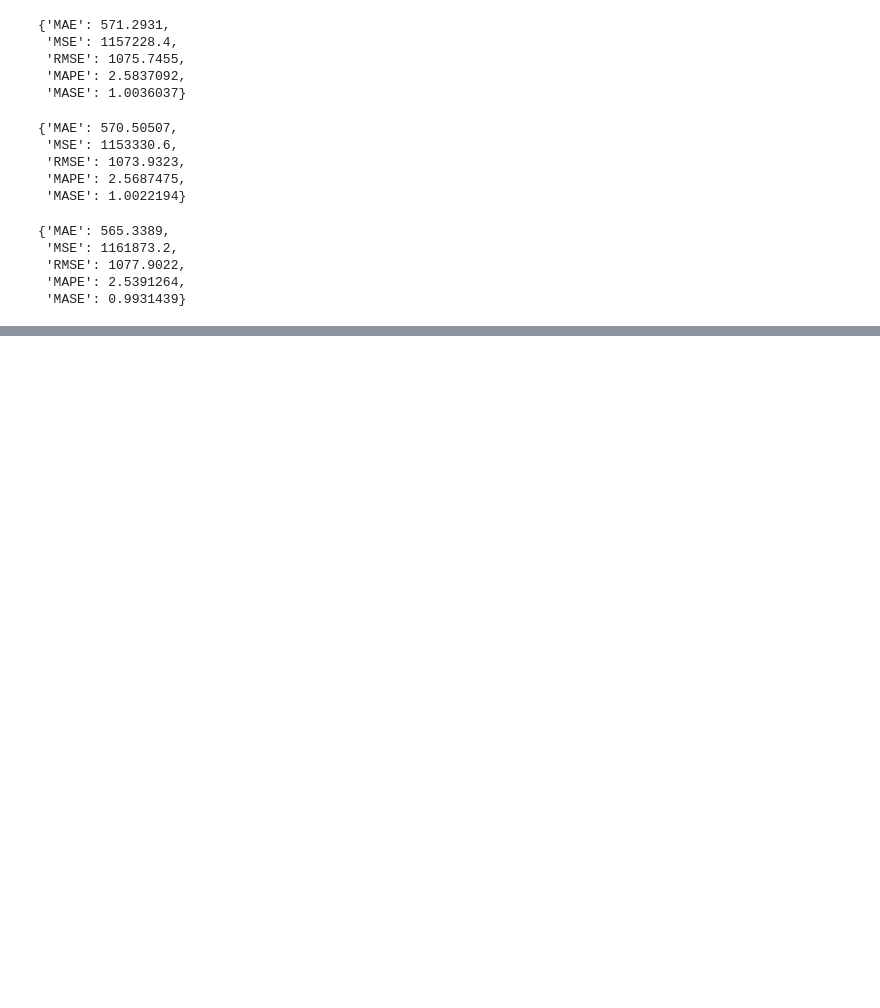
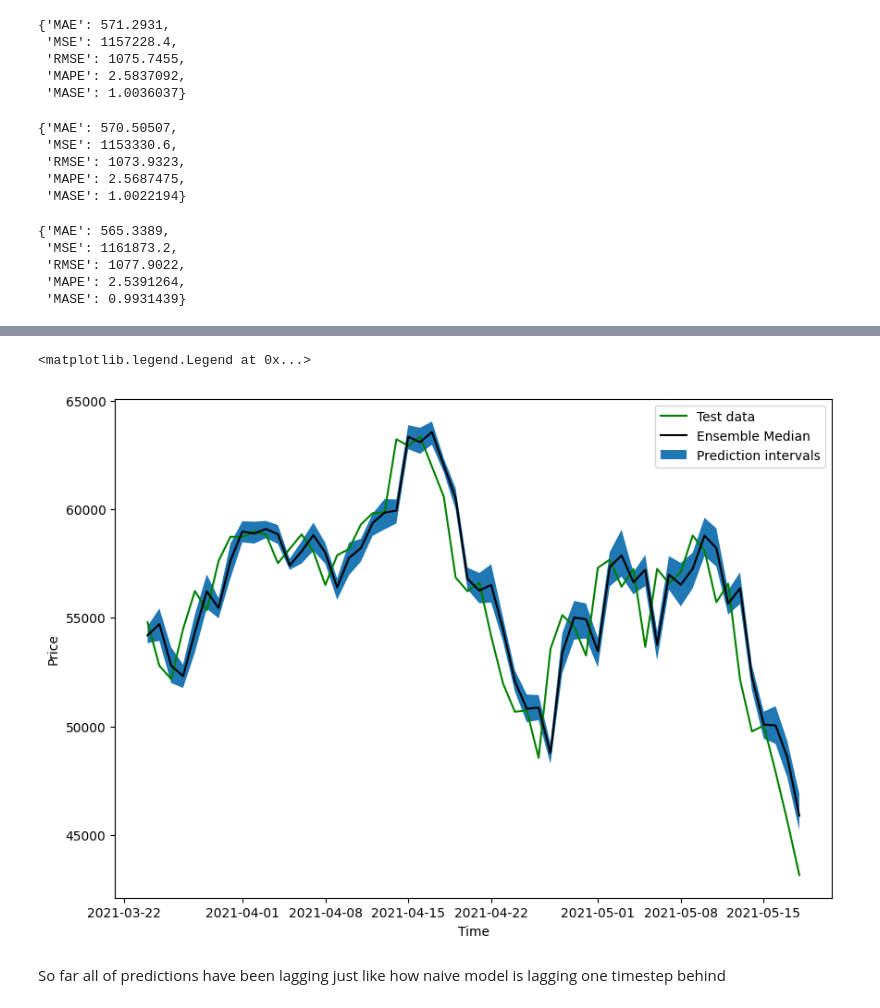
Before and after one commit to klsharma22/TensorflowCertifcationCourse, a Jupyter notebook: 10_time_series_forecasting_with_tensorflow.ipynb, the cells around one changed output, grey strips where cells are left out. Drawn from its saved outputs; the diff is of its cells as text; code cells hidden in the pictures; blank space fills up the shorter version.

Commit message:
Visualised our ensemble model predictions

```diff
--- a/10_time_series_forecasting_with_tensorflow.ipynb
+++ b/10_time_series_forecasting_with_tensorflow.ipynb
@@ -1899,0 +1912,20 @@ model_1_results
+# %%
+import random
+def get_upper_lower(preds): # 1. Take the prediction from a number of randomly initialized models
+  '''
+  Returns the upper and lower values for a random model prediction
+  '''
+  # 2. Caluclating the standard deviation of the predictions made
+  std = tf.math.reduce_std(preds, axis= 0)
+
+  # 3. Mutliply the standard deviation by 1.96
+  interval = std * 1.96
+
+  preds_mean = tf.reduce_mean(preds, axis= 0)
+  lower, upper = preds_mean - interval, preds_mean + interval
+
+  return lower, upper
+# %%
+# get the upper and lower bounds of the prediction
+lower, upper = get_upper_lower(ensemble_preds)
+lower, upper
@@ -1899,0 +1950,17 @@ model_1_results
+# %%
+# Get the median/mean values of our ensemble preds
+
+# Plot the median of ensemble predictions along with the prediction intervals
+offset = 500
+plt.figure(figsize= (10, 7))
+plt.plot(X_test.index[offset:], y_test[offset:], 'g-', label= 'Test data')
+plt.plot(X_test.index[offset: ], ensemble_median[offset:], 'k-', label= 'Ensemble Median')
+plt.xlabel("Time")
+plt.ylabel("Price")
+plt.fill_between(X_test.index[offset:], lower[offset:], upper[offset:], label= 'Prediction intervals')
+plt.legend()
+# %% [output]
+<matplotlib.legend.Legend at 0x...>
+[figure, added]
+# %% [markdown]
+So far all of predictions have been lagging just like how naive model is lagging one timestep behind
```
Also changed, not shown: parts of 2 cells of this notebook.
